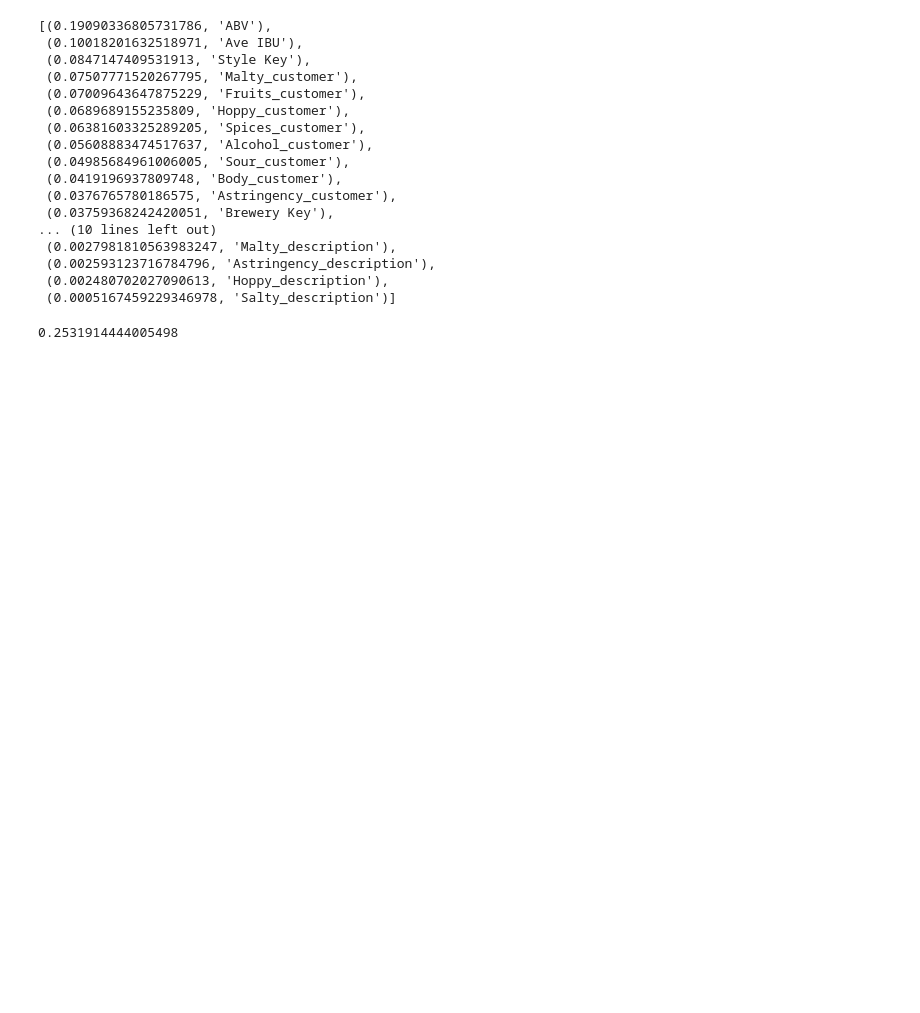
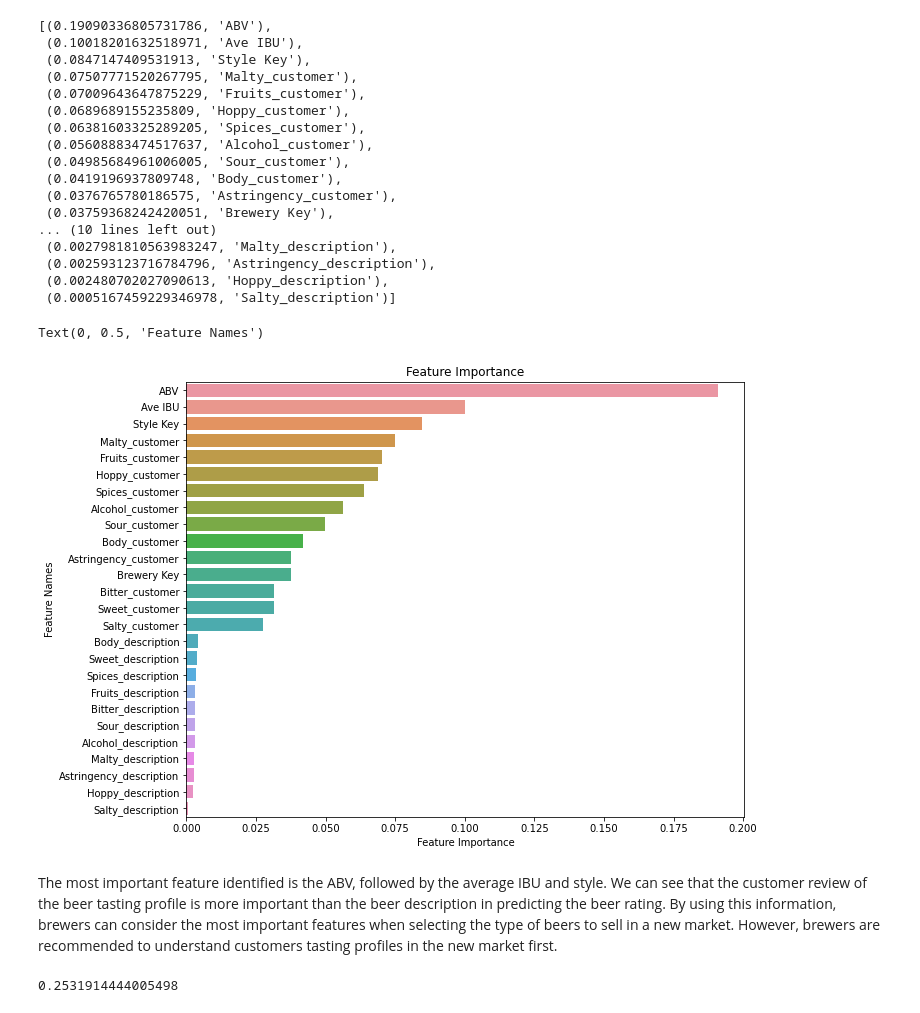
Before and after one commit to happysoymilk/beer_data_analysis, a Jupyter notebook: aml-fcp_regression.ipynb, the cells around one changed output. Drawn from its saved outputs; the diff is of its cells as text; code cells hidden in the pictures; blank space fills up the shorter version.

```diff
--- a/aml-fcp_regression.ipynb
+++ b/aml-fcp_regression.ipynb
@@ -691,3 +694,20 @@ sorted(zip(feature_importances, attributes),reverse=True)
+# %%
+# visualise feature importance
+# create dataframe
+fi_df = pd.DataFrame(sorted(zip(feature_importances, attributes),reverse=True),columns=['feature_importance','attributes'])
+# define size of bar plot
+plt.figure(figsize=(10,8))
+# plot Searborn bar chart
+sns.barplot(x=fi_df['feature_importance'], y=fi_df['attributes'])
+# add chart labels
+plt.title('Feature Importance')
+plt.xlabel('Feature Importance')
+plt.ylabel('Feature Names')
+# %% [output]
+Text(0, 0.5, 'Feature Names')
+[figure, added]
+# %% [markdown]
+The most important feature identified is the ABV, followed by the average IBU and style. We can see that the customer review of the beer tasting profile is more important than the beer description in predicting the beer rating. By using this information, brewers can consider the most important features when selecting the type of beers to sell in a new market. However, brewers are recommended to understand customers tasting profiles in the new market first.
 # %%
 # up until now we haven't used the test dataset that we locked away at the beginning of the analysis
 #  we'll now test our model on this airlocked data to check we haven't overfit
```
Also changed, not shown: parts of 1 cell of this notebook.
